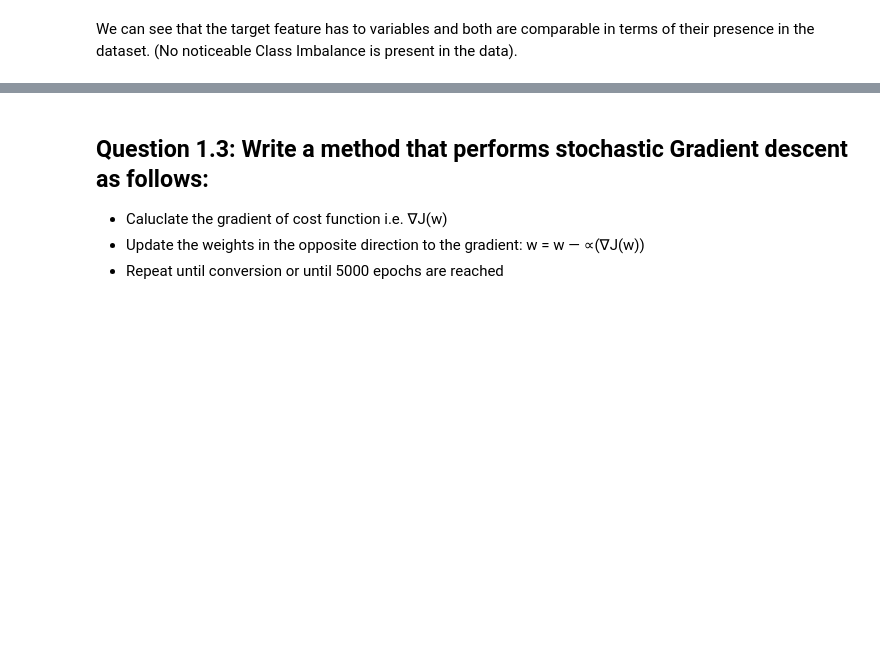
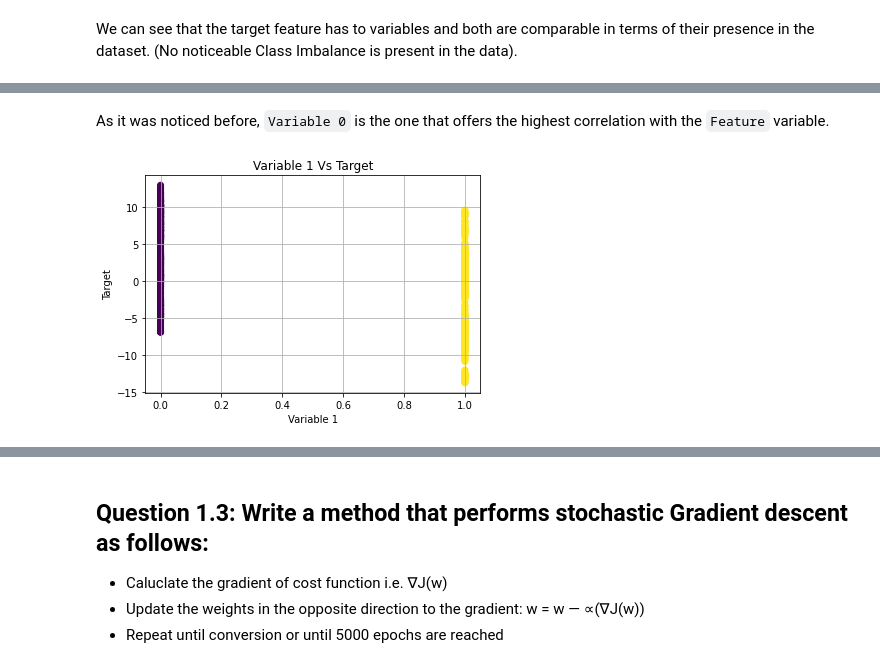
Before and after one commit to rodolfolermacontreras/ML_2_Assignment_5, a Jupyter notebook: MLEARN520-Lesson5-RodolfoLerma.ipynb, the cells around one changed output, grey strips where cells are left out. Saved outputs shown, nothing was run; the diff lists cells and outputs as text; code cells hidden in the pictures; blank space fills up the shorter version.

```diff
--- a/MLEARN520-Lesson5-RodolfoLerma.ipynb
+++ b/MLEARN520-Lesson5-RodolfoLerma.ipynb
@@ -128,0 +144,11 @@ We can see that the target feature has to variables and both are comparable in t
+# %% [markdown]
+As it was noticed before, `Variable 0` is the one that offers the highest correlation with the `Feature` variable.
+# %%
+plt.scatter(x=df[4], y=df[1], c=df[4])
+plt.title("Variable 1 Vs Target")
+plt.xlabel("Variable 1")
+plt.ylabel("Target")
+plt.grid(True)
+plt.show()
+# %% [output]
+[figure, added]
```
Also changed, not shown: parts of 25 cells of this notebook.
